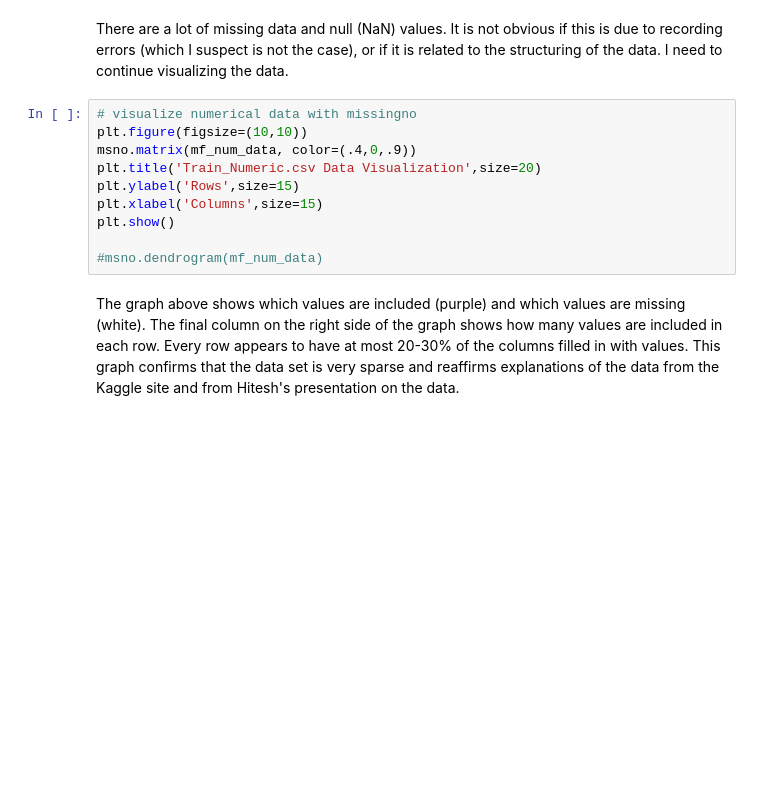
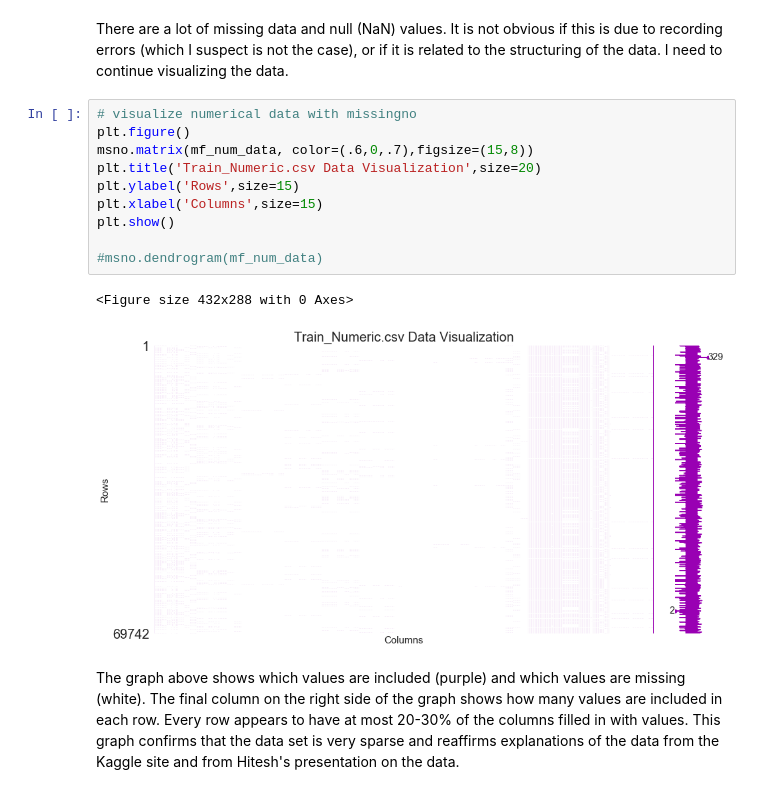
Before and after one commit to kimrharper/data_science_nltk, a Jupyter notebook: manufacturing/exploratory.ipynb, the cells around one changed output. Drawn from its saved outputs; the diff is of its cells as text; blank space fills up the shorter version.

Commit message:
completed first draft of data exploration

```diff
--- a/manufacturing/exploratory.ipynb
+++ b/manufacturing/exploratory.ipynb
@@ -44,14 +44,17 @@ mf_num_data.head(2)
 There are a lot of missing data and null (NaN) values. It is not obvious if this is due to recording errors (which I suspect is not the case), or if it is related to the structuring of the data. I need to continue visualizing the data.
 # %%
 # visualize numerical data with missingno
-plt.figure(figsize=(10,10))
-msno.matrix(mf_num_data, color=(.4,0,.9))
+plt.figure()
+msno.matrix(mf_num_data, color=(.6,0,.7),figsize=(15,8))
 plt.title('Train_Numeric.csv Data Visualization',size=20)
 plt.ylabel('Rows',size=15)
 plt.xlabel('Columns',size=15)
 plt.show()
 
 #msno.dendrogram(mf_num_data)
+# %% [output]
+<Figure size 432x288 with 0 Axes>
+[figure, added]
 # %% [markdown]
 The graph above shows which values are included (purple) and which values are missing (white). The final column on the right side of the graph shows how many values are included in each row. Every row appears to have at most 20-30% of the columns filled in with values. This graph confirms that the data set is very sparse and reaffirms explanations of the data from the Kaggle site and from Hitesh's presentation on the data.
 # %%
```
Also changed, not shown: parts of 9 cells of this notebook, 1 other file.
